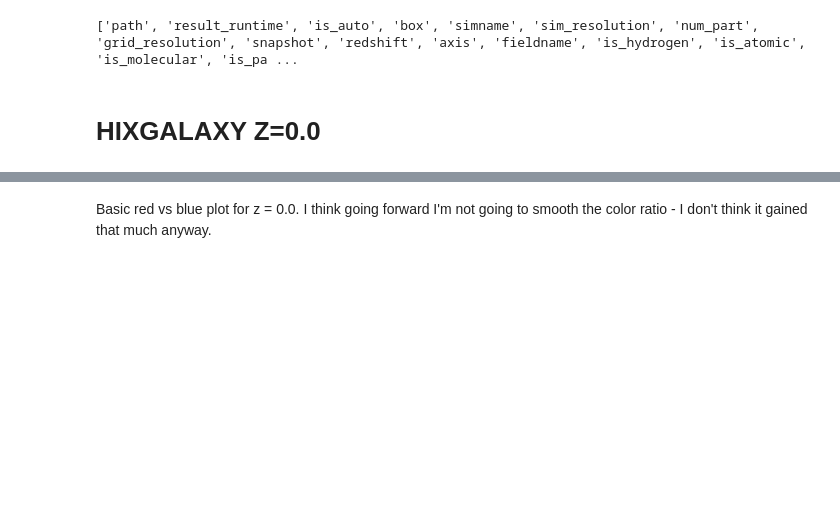
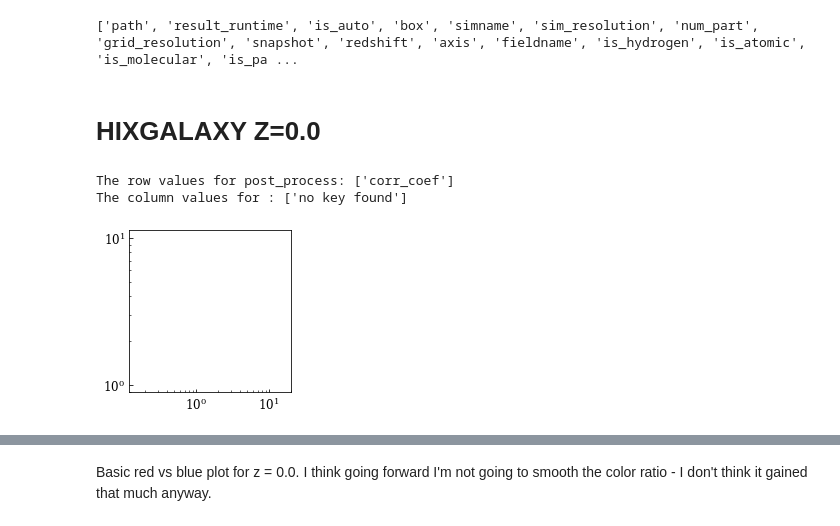
Before and after one commit to calvinosinga/hcolor, a Jupyter notebook: fig_md_analysis/redvsblue/redvblue.ipynb, the cells around one changed output, grey strips where cells are left out. Saved outputs shown, nothing was run; the diff lists cells and outputs as text; code cells hidden in the pictures; blank space fills up the shorter version.

```diff
--- a/fig_md_analysis/redvsblue/redvblue.ipynb
+++ b/fig_md_analysis/redvsblue/redvblue.ipynb
@@ -77,5 +77,18 @@ for s in range(len(spaces)):
         ip['space'] = spaces[s]
         ip['color'] = colors[c]
         ds.makeFill(ip, {'alpha':0.45})
+# %%
+ip = {'is_auto':False, 'HI_fieldname':['vn','hiptl'],
+      'axis':0, 'grid_resolution':800, 'simname': 'tng100',
+      'snapshot':99, 'color_cut':'0.60', 'gal_res':'diemer',
+      'gal_species':'stmass', 'sim_resolution':'high', 'space':'real',
+      'censat':'no key found', 'mas':'CICW', 'post_process':'corr_coef'}
+
+ccfg = ds.figrid('color', 'post_process', '', ip, figrid_args = {'panel_length' : 2.25})
+ccfg.autoFill({'alpha':0.6})
+# %% [output]
+The row values for post_process: ['corr_coef']
+The column values for : ['no key found']
+[figure, added]
 # %%
 %%capture
```
Also changed, not shown: parts of 6 cells of this notebook, 7 other files.
